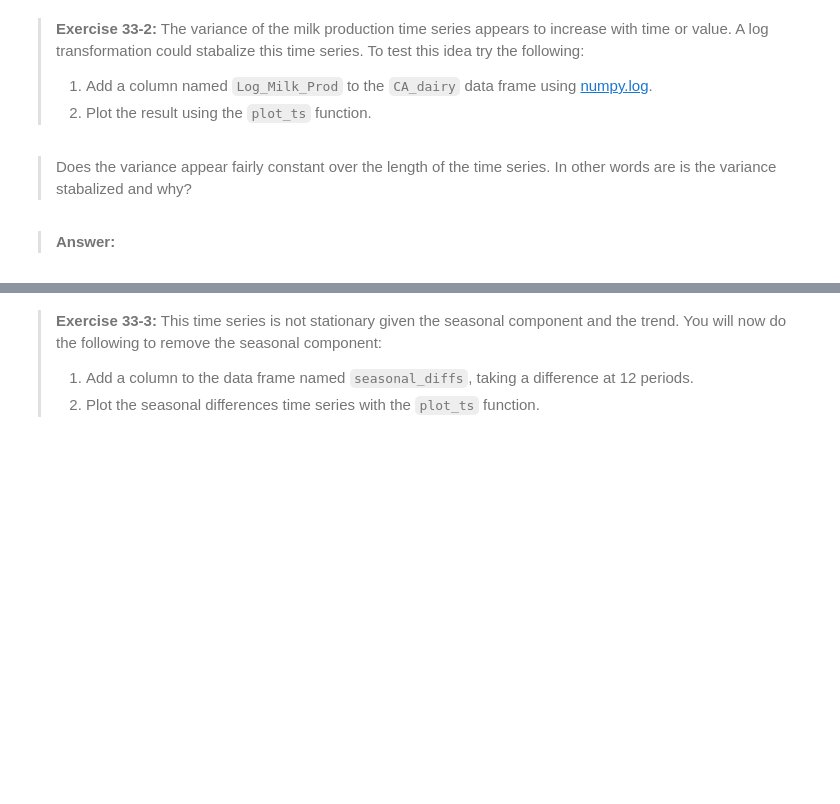
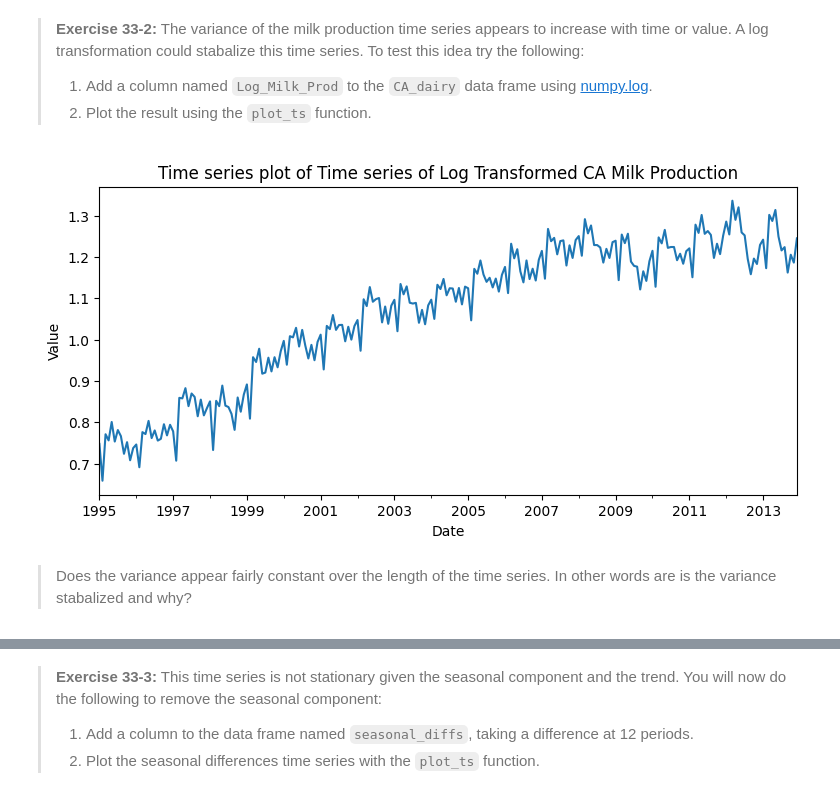
Before and after one commit to lscarval/CSCI-E-83-Fundamentals, a Jupyter notebook: Notebooks/33_Chapter33_TimeSeriesModels.ipynb, the cells around one changed output, grey strips where cells are left out. Saved outputs shown, nothing was run; the diff lists cells and outputs as text; code cells hidden in the pictures; blank space fills up the shorter version.

```diff
--- a/Notebooks/33_Chapter33_TimeSeriesModels.ipynb
+++ b/Notebooks/33_Chapter33_TimeSeriesModels.ipynb
@@ -612,7 +918,7 @@ def convert_year_month(val):
     month = np.round(month_decimal * 100).astype(int)
     return f"{year}-{month:02d}"
 
-CA_dairy = CBE = pd.read_csv('../data/cadairydata.csv')
+CA_dairy = CBE = pd.read_csv('/content/cadairydata.csv')
 ## Give the columns some more Python friendly names
 CA_dairy.columns = ['Unnamed', 'Year_Month', 'Month_Number', 'Year', 'Month',
        'Cotagecheese_Prod', 'Icecream_Prod', 'Milk_Prod',
@@ -639,4 +959,10 @@ plot_ts(CA_dairy['Milk_Prod'], 'Time series of CA milk production')
+# %%
+# Adding a new column for log-transformed milk production
+CA_dairy['Log_Milk_Prod'] = np.log(CA_dairy['Milk_Prod'])
+
+# Plotting the log-transformed milk production using pre-defined plot function
+plot_ts(CA_dairy['Log_Milk_Prod'], 'Time series of Log Transformed CA Milk Production')
+# %% [output]
+[figure, added]
 # %% [markdown]
 > Does the variance appear fairly constant over the length of the time series. In other words are is the variance stabalized and why?
-# %% [markdown]
-> **Answer:**
```
Also changed, not shown: parts of 56 cells of this notebook.
